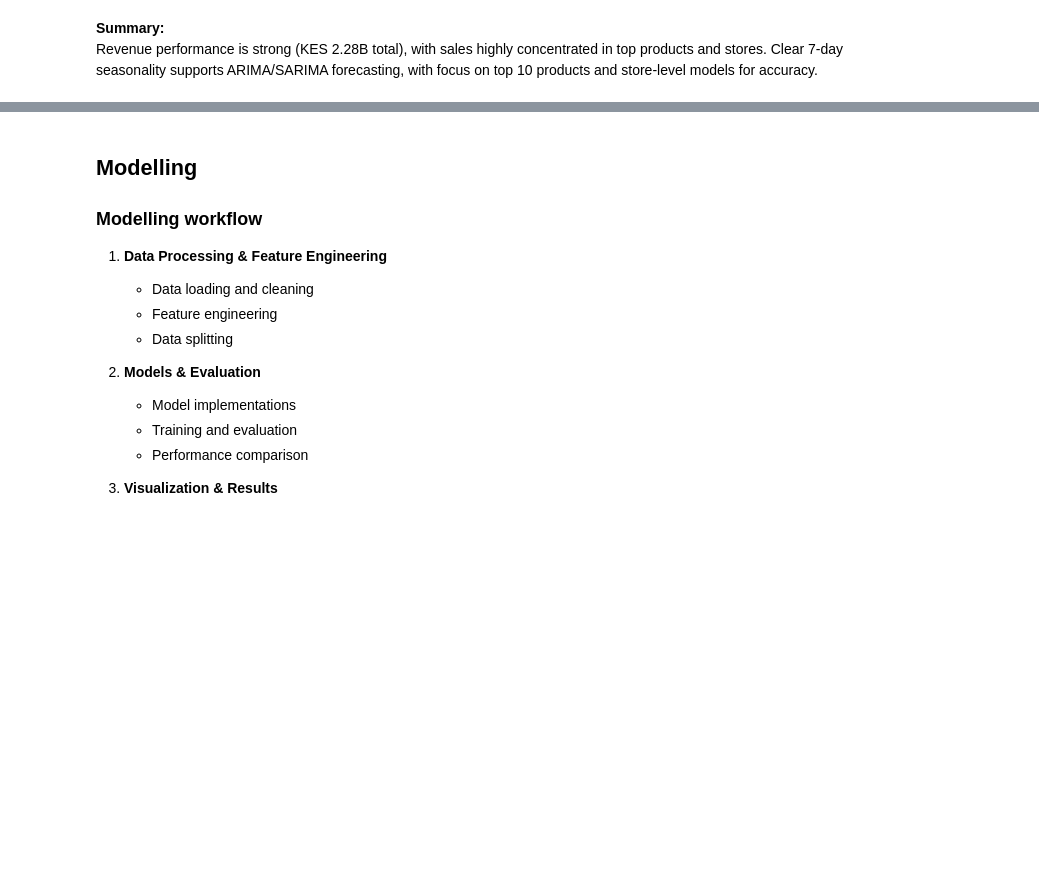
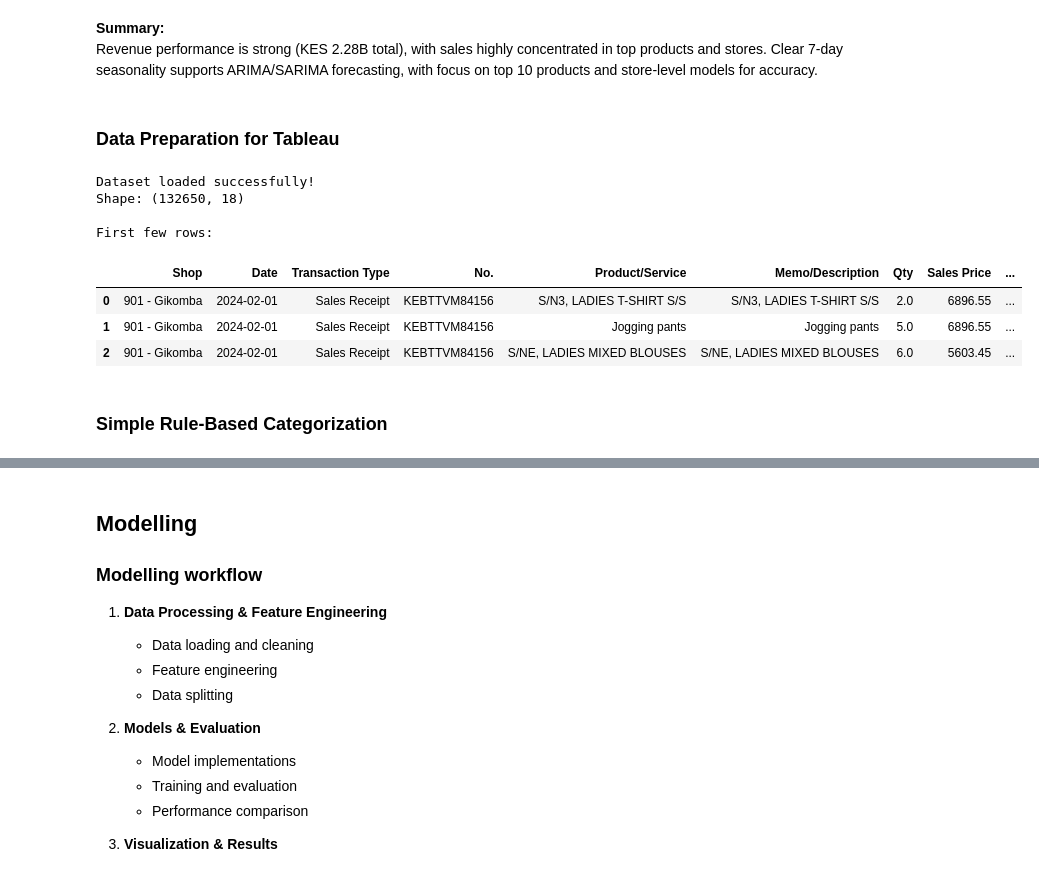
Before and after one commit to Kate-Maina/Group-2-Capstone-Project, a Jupyter notebook: index.ipynb, the cells around one changed output, grey strips where cells are left out. Drawn from its saved outputs; the diff is of its cells as text; code cells hidden in the pictures; blank space fills up the shorter version.

```diff
--- a/index.ipynb
+++ b/index.ipynb
@@ -1365,3 +1357,5 @@ print("="*50)
 # %% [markdown]
 **Summary:**
 Revenue performance is strong (KES 2.28B total), with sales highly concentrated in top products and stores. Clear 7-day seasonality supports ARIMA/SARIMA forecasting, with focus on top 10 products and store-level models for accuracy.
+# %% [markdown]
+ ### Data Preparation for Tableau
@@ -1367,0 +1368,20 @@ Revenue performance is strong (KES 2.28B total), with sales highly concentrated
+# %%
+# Load the cleaned dataset we created earlier
+cleaned = pd.read_csv('data/Thrift_Company_Sales_Clean.csv')
+cleaned['Date'] = pd.to_datetime(cleaned['Date'])
+
+print("Dataset loaded successfully!")
+print(f"Shape: {cleaned.shape}")
+print("\nFirst few rows:")
+cleaned.head(3)
+# %% [output]
+Dataset loaded successfully!
+Shape: (132650, 18)
+
+First few rows:
+|  | Shop | Date | Transaction Type | No. | Product/Service | Memo/Description | Qty | Sales Price | ... |
+| 0 | 901 - Gikomba | 2024-02-01 | Sales Receipt | KEBTTVM84156 | S/N3, LADIES T-SHIRT S/S | S/N3, LADIES T-SHIRT S/S | 2.0 | 6896.55 | ... |
+| 1 | 901 - Gikomba | 2024-02-01 | Sales Receipt | KEBTTVM84156 | Jogging pants | Jogging pants | 5.0 | 6896.55 | ... |
+| 2 | 901 - Gikomba | 2024-02-01 | Sales Receipt | KEBTTVM84156 | S/NE, LADIES MIXED BLOUSES | S/NE, LADIES MIXED BLOUSES | 6.0 | 5603.45 | ... |
+# %% [markdown]
+### Simple Rule-Based Categorization
```
Also changed, not shown: parts of 16 cells of this notebook, 2 other files.
